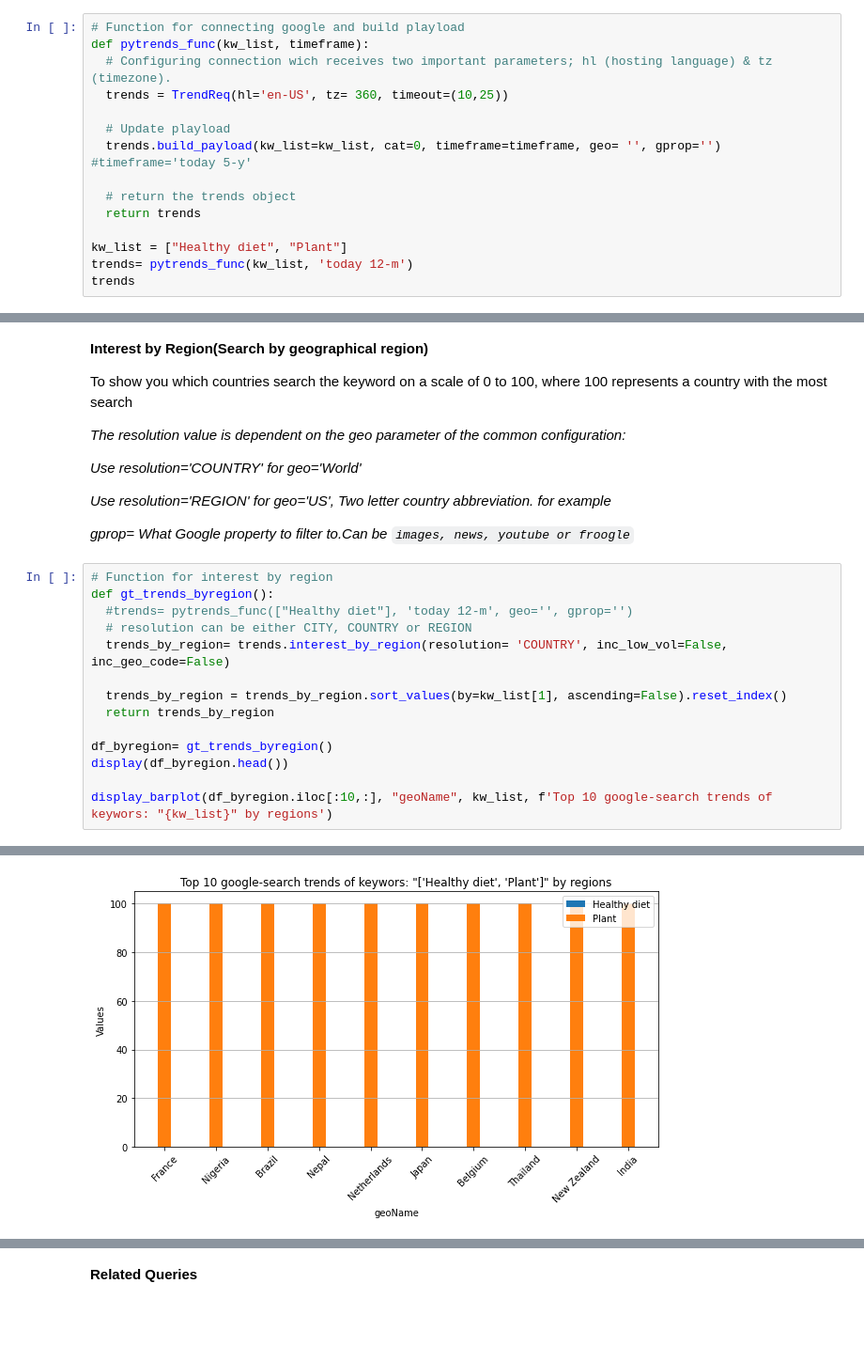
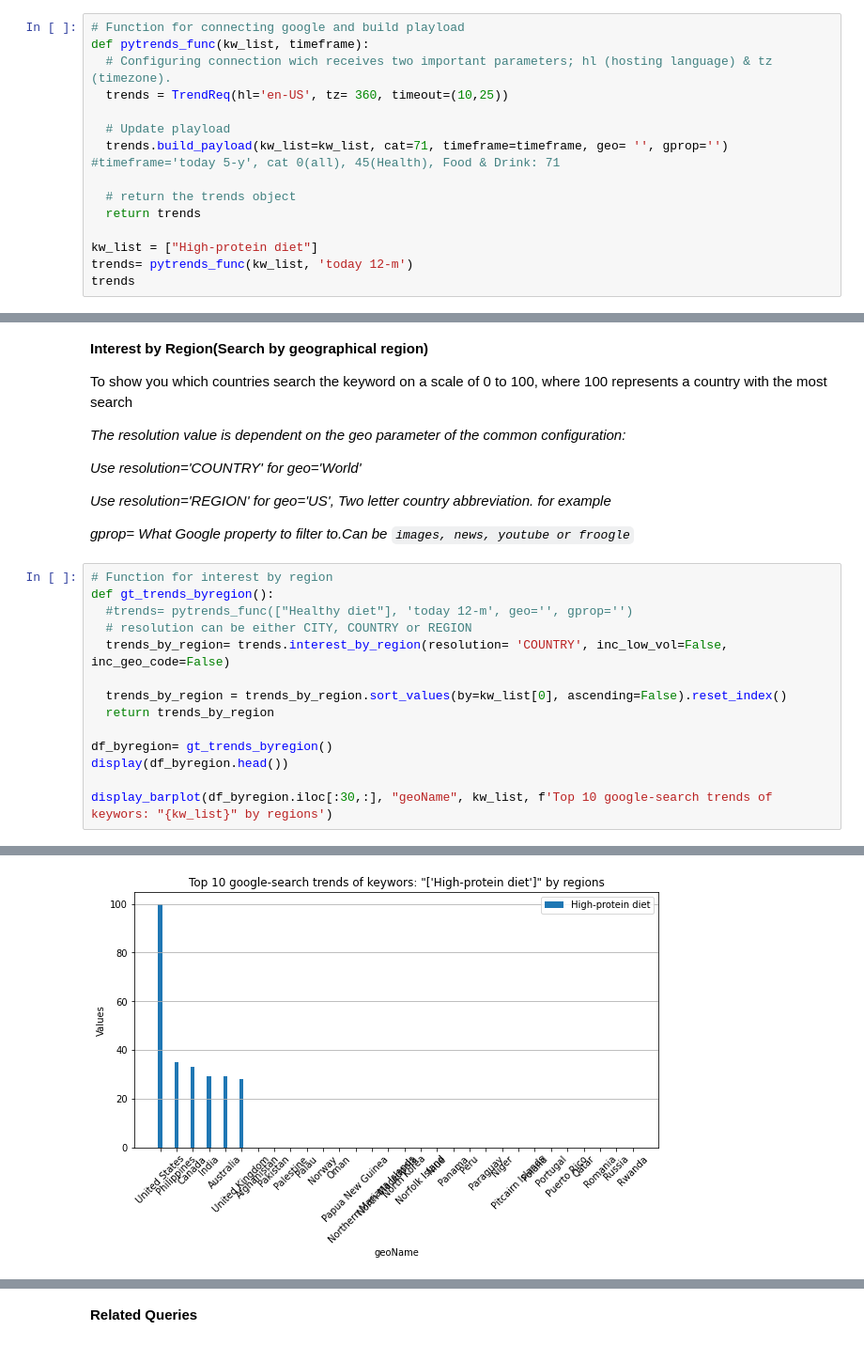
Before and after one commit to mrchapagain/GoogleTrendAnalytics, a Jupyter notebook: GoogleTrends.ipynb, the cells around one changed output, grey strips where cells are left out. Shown: that part at 94% size. Drawn from its saved outputs; the diff is of its cells as text; blank space fills up the shorter version.

```diff
--- a/GoogleTrends.ipynb
+++ b/GoogleTrends.ipynb
@@ -69,12 +51,12 @@ def pytrends_func(kw_list, timeframe):
   trends = TrendReq(hl='en-US', tz= 360, timeout=(10,25))
 
   # Update playload
-  trends.build_payload(kw_list=kw_list, cat=0, timeframe=timeframe, geo= '', gprop='') #timeframe='today 5-y'
+  trends.build_payload(kw_list=kw_list, cat=71, timeframe=timeframe, geo= '', gprop='') #timeframe='today 5-y', cat 0(all), 45(Health), Food & Drink: 71
 
   # return the trends object
   return trends
 
-kw_list = ["Healthy diet", "Plant"]
+kw_list = ["High-protein diet"]
 trends= pytrends_func(kw_list, 'today 12-m')
 trends
 # %% [output]
@@ -188,11 +170,11 @@ def gt_trends_byregion():
   # resolution can be either CITY, COUNTRY or REGION
   trends_by_region= trends.interest_by_region(resolution= 'COUNTRY', inc_low_vol=False, inc_geo_code=False)
 
-  trends_by_region = trends_by_region.sort_values(by=kw_list[1], ascending=False).reset_index()
+  trends_by_region = trends_by_region.sort_values(by=kw_list[0], ascending=False).reset_index()
   return trends_by_region
 
 df_byregion= gt_trends_byregion()
 display(df_byregion.head())
 
-display_barplot(df_byregion.iloc[:10,:], "geoName", kw_list, f'Top 10 google-search trends of keywors: "{kw_list}" by regions')
+display_barplot(df_byregion.iloc[:30,:], "geoName", kw_list, f'Top 10 google-search trends of keywors: "{kw_list}" by regions')
 # %% [output]
@@ -205,4 +187,4 @@ display_barplot(df_byregion.iloc[:10,:], "geoName", kw_list, f'Top 10 google-sea
-[figure, old version]
+[figure, new version]
 # %%
 # for map-plot
 from pycountry_convert import country_alpha2_to_continent_code, country_name_to_country_alpha2
```
Also changed, not shown: parts of 10 cells of this notebook.
